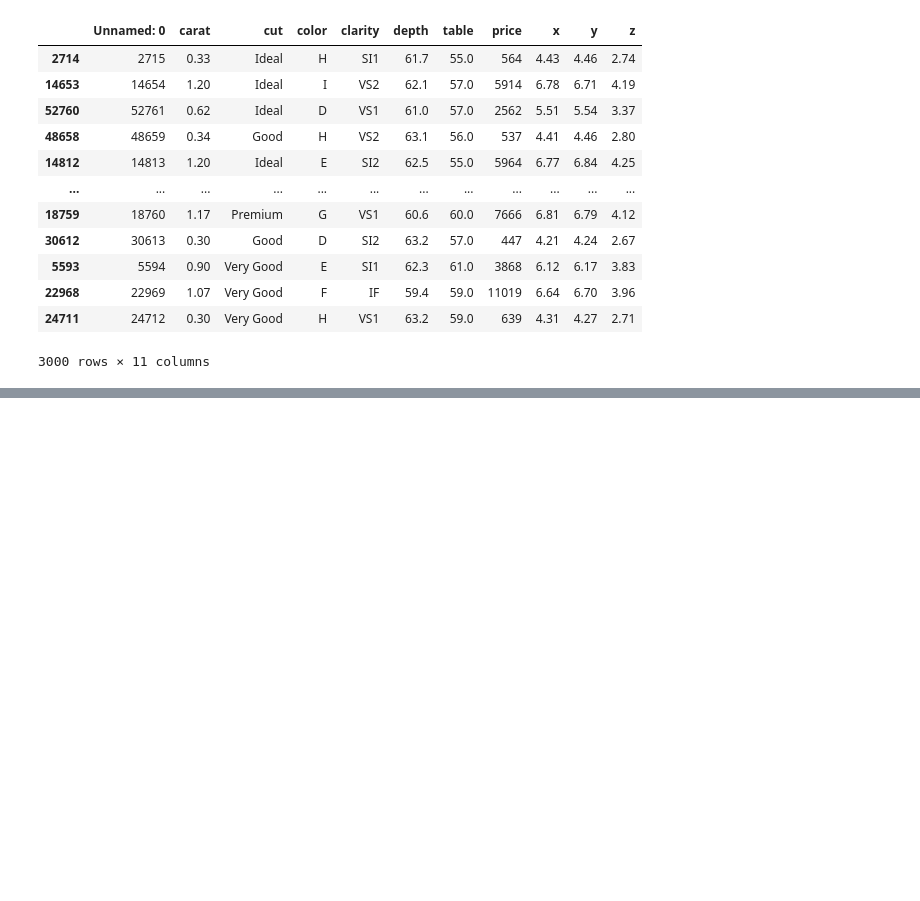
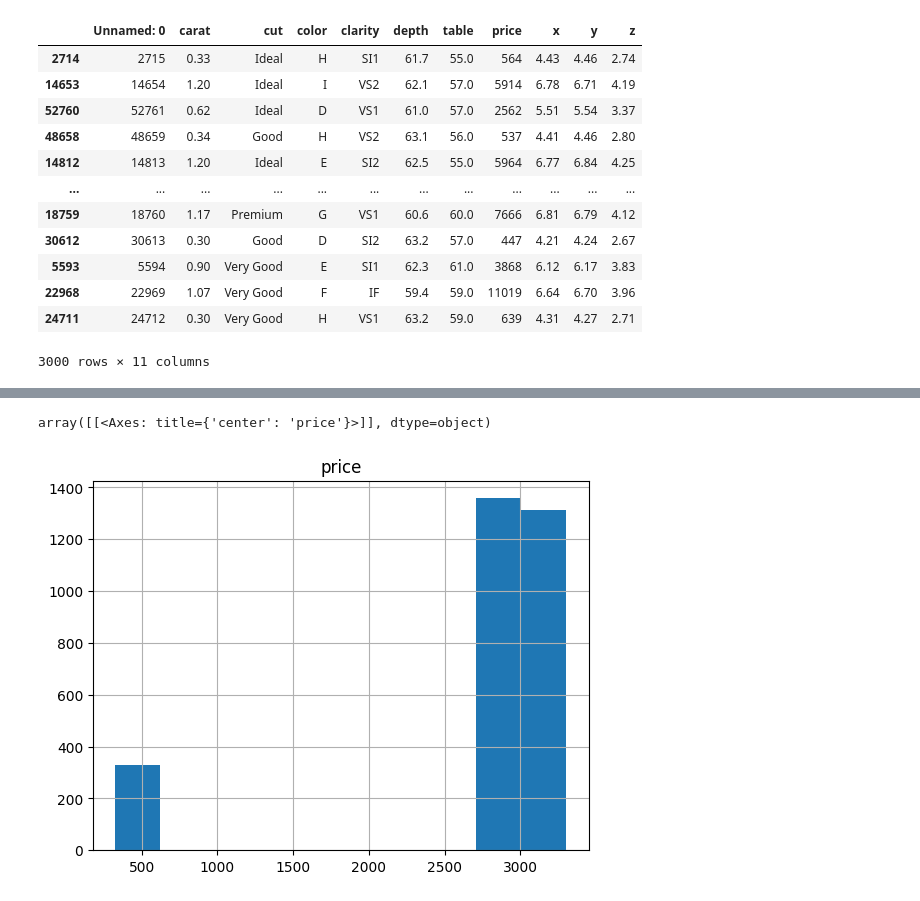
Before and after one commit to giossaurus/BigDataScienceFIAP, a Jupyter notebook: aula2EstatisticaDescritiva.ipynb, the cells around one changed output, grey strips where cells are left out. Saved outputs shown, nothing was run; the diff lists cells and outputs as text; code cells hidden in the pictures; blank space fills up the shorter version.

```diff
--- a/aula2EstatisticaDescritiva.ipynb
+++ b/aula2EstatisticaDescritiva.ipynb
@@ -130,0 +138,5 @@ a3
+# %%
+a1[['price']].hist()
+# %% [output]
+array([[<Axes: title={'center': 'price'}>]], dtype=object)
+[figure, added]
```
Also changed, not shown: parts of 7 cells of this notebook.
